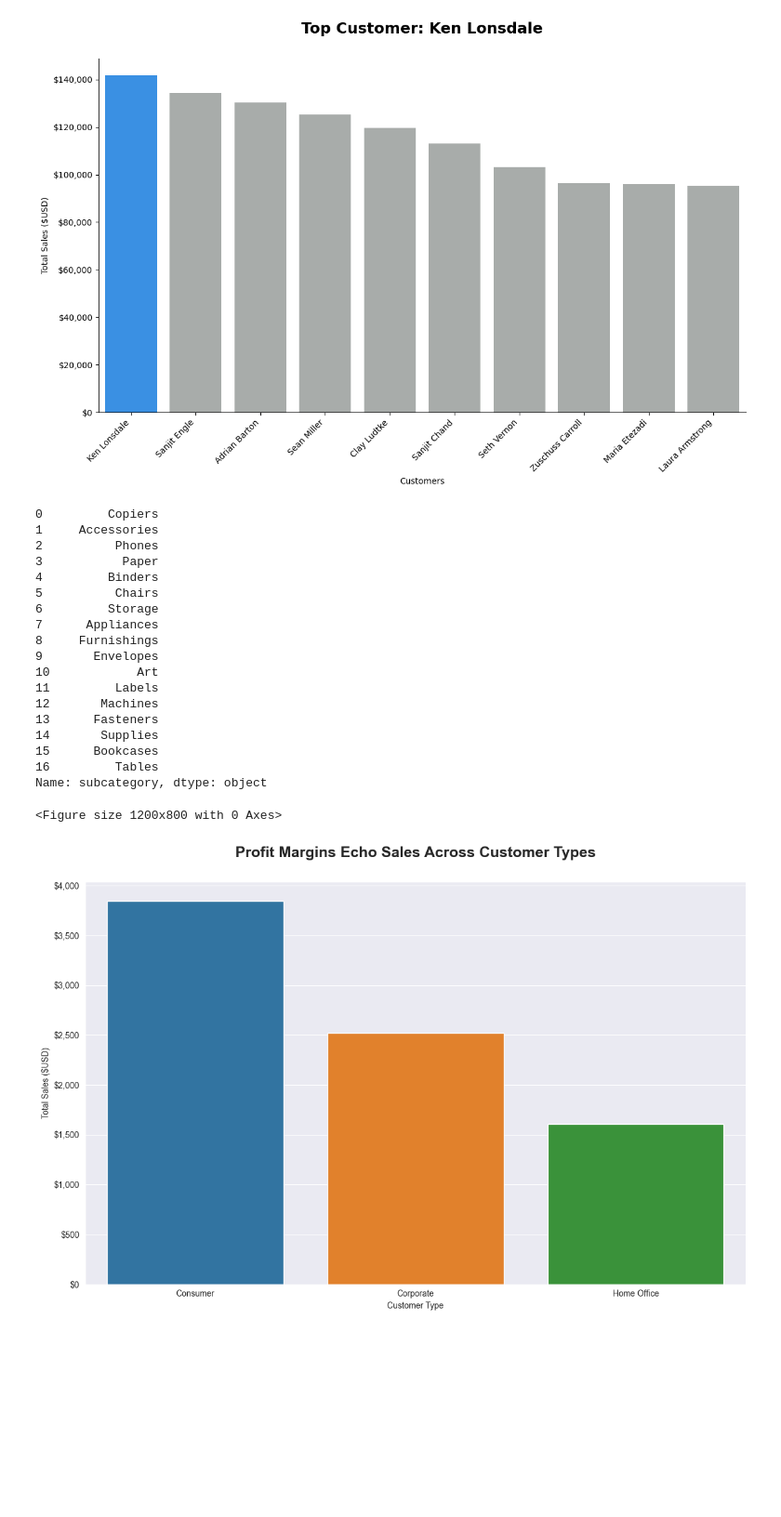
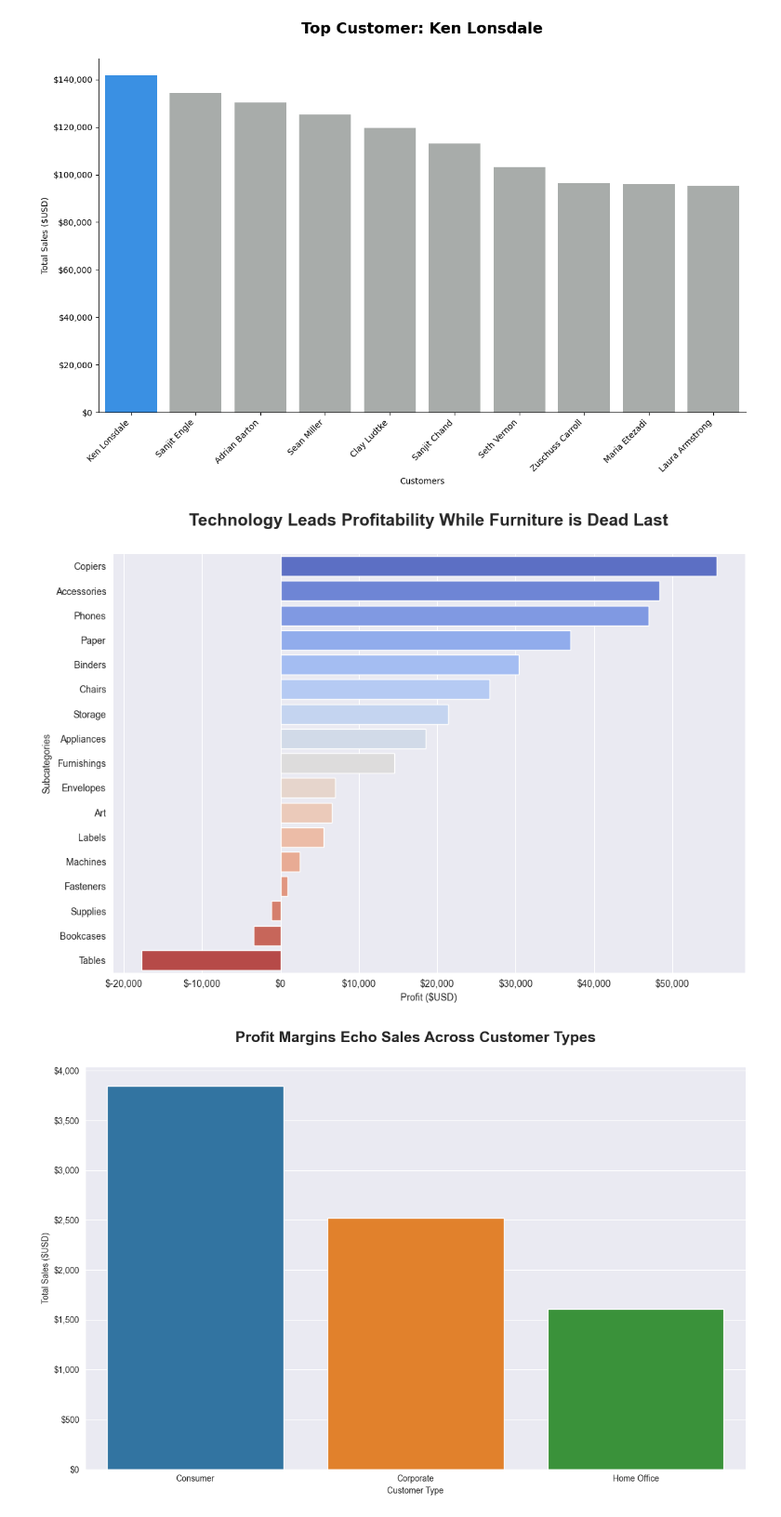
Before and after one commit to miramontron/DA_M3_W4_Workflow, a Jupyter notebook: notebooks/superstore_sales_workflow.ipynb, the cells around one changed output. Shown: that part at 93% size. Drawn from its saved outputs; the diff is of its cells as text; code cells hidden in the pictures; blank space fills up the shorter version.

Commit message:
Adds remaining visualizations and visualization dependencies

```diff
--- a/notebooks/superstore_sales_workflow.ipynb
+++ b/notebooks/superstore_sales_workflow.ipynb
@@ -419,52 +419,3 @@ plt.tight_layout()
 plt.show()
 # %% [output]
 [figure]
-# %%
-plt.figure(figsize=(12,8))
-
-df = result3
-x =df['subcategory']
-# x = result3['subcategory']
-
-# plt.plot(x, df[df['subcategory']], linewidth=3, alpha=0.9 )
-
-# plt.tight_layout()
-# plt.show()
-
-# Copiers	55617.82
-# 1	Technology	Accessories	48359.05
-# 2	Technology	Phones	46936.19
-# 3	Office Supplies	Paper	36994.53
-# 4	Office Supplies	Binders	30373.20
-# 5	Furniture	Chairs	26707.65
-# 6	Office Supplies	Storage	21408.70
-# 7	Office Supplies	Appliances	18514.49
-# 8	Furniture	Furnishings	14569.59
-# 9	Office Supplies	Envelopes	6964.18
-# 10	Office Supplies	Art	6551.56
-# 11	Office Supplies	Labels	5546.25
-# 12	Technology	Machines	2502.64
-# 13	Office Supplies	Fasteners	949.52
-# 14	Office Supplies	Supplies	-1189.10
-# 15	Furniture	Bookcases	-3452.87
-# 16	Furniture	Tables
-# %% [output]
-0         Copiers
-1     Accessories
-2          Phones
-3           Paper
-4         Binders
-5          Chairs
-6         Storage
-7      Appliances
-8     Furnishings
-9       Envelopes
-10            Art
-11         Labels
-12       Machines
-13      Fasteners
-14       Supplies
-15      Bookcases
-16         Tables
-Name: subcategory, dtype: object
-<Figure size 1200x800 with 0 Axes>
@@ -474,0 +422,16 @@ Name: subcategory, dtype: object
+# %%
+plt.figure(figsize=(12,8))
+sns.barplot(data=result3, x='profit', y='subcategory', palette='coolwarm', hue='subcategory', legend=False, orient='h')
+sns.set_style('darkgrid')
+
+ax = plt.gca()
+ax.xaxis.set_major_formatter(mticker.FuncFormatter(lambda x, _: f'${x:,.0f}' ))
+
+plt.xlabel('Profit ($USD)')
+plt.ylabel('Subcategories')
+plt.title('Technology Leads Profitability While Furniture is Dead Last', fontsize = 18, fontweight='bold', pad=30)
+
+sns.despine()
+plt.show()
+# %% [output]
+[figure, added]
```
Also changed, not shown: parts of 4 cells of this notebook, 1 other file.
